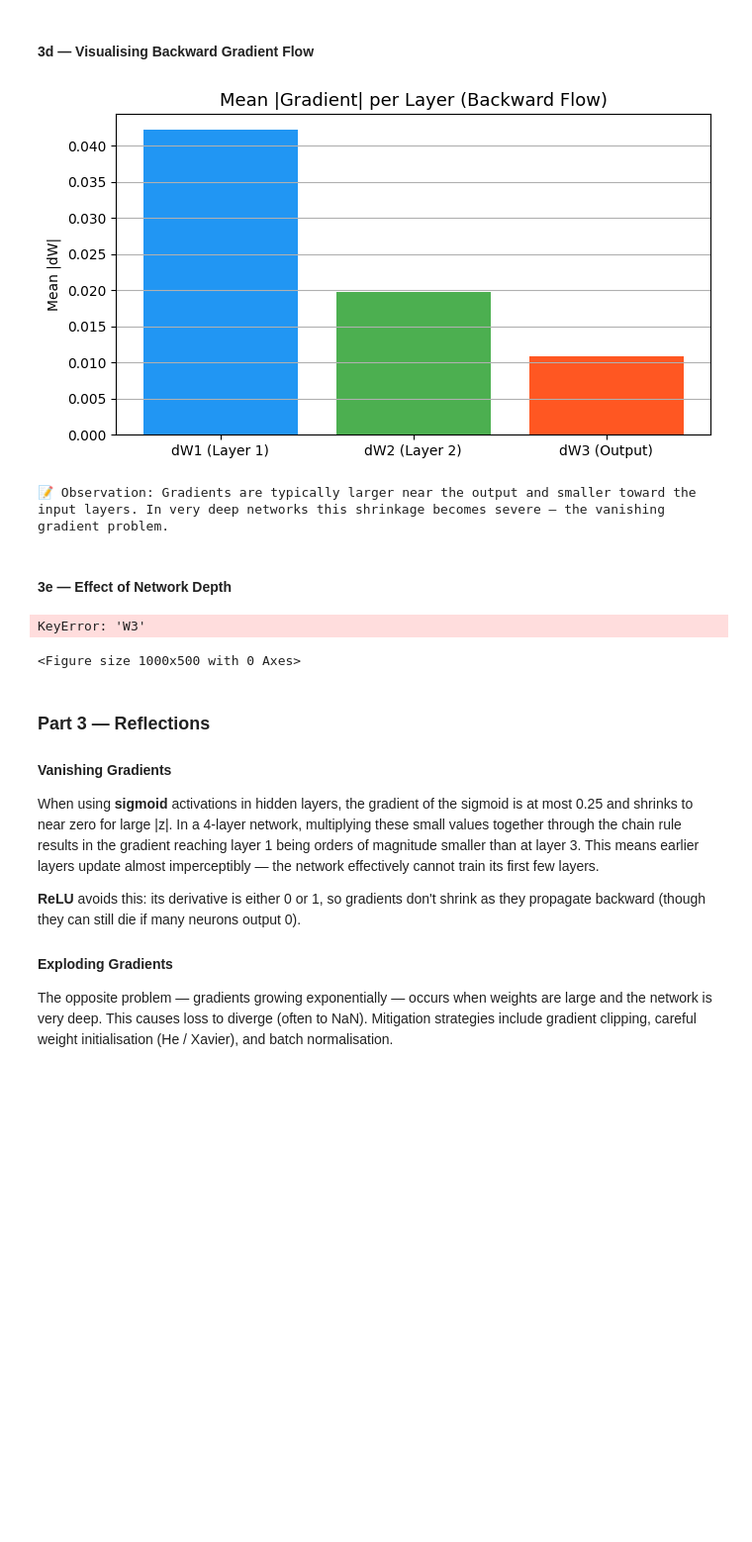
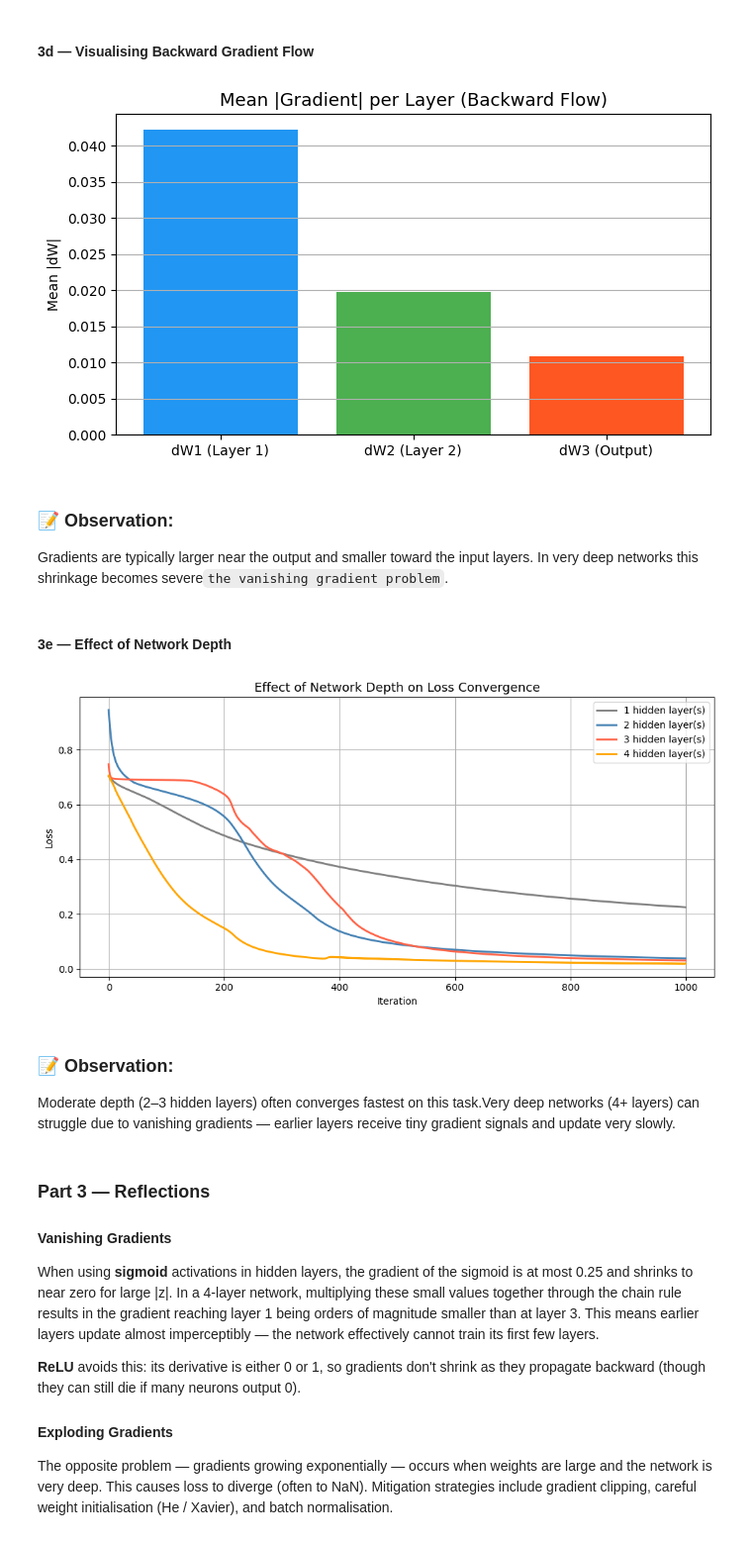
Before and after one commit to liggiaelena/MultiLayerPerceptrons_Workshop, a Jupyter notebook: MLP_Workshop_Completed.ipynb, the cells around one changed output. Shown at 99% size. Saved outputs shown, nothing was run; the diff lists cells and outputs as text; code cells hidden in the pictures; blank space fills up the shorter version.

Commit message:
Adding and modifying programs and observations

```diff
--- a/MLP_Workshop_Completed.ipynb
+++ b/MLP_Workshop_Completed.ipynb
@@ -446,7 +455,10 @@ def backward(Y, params, cache):
 
 def update_params(params, grads, lr):
     """Gradient descent parameter update."""
-    for l in range(1, 4):
+    ##CCL
+    num_layers = len([key for key in params.keys() if key.startswith('W')])
+
+    for l in range(1, num_layers + 1):
         params[f'W{l}'] -= lr * grads[f'dW{l}']
         params[f'b{l}'] -= lr * grads[f'db{l}']
     return params
@@ -654,13 +661,13 @@ plt.ylabel('Mean |dW|')
 plt.grid(axis='y')
 plt.tight_layout()
 plt.show()
-
-print("📝 Observation: Gradients are typically larger near the output and smaller"
-      " toward the input layers. In very deep networks this shrinkage becomes severe"
-      " — the vanishing gradient problem.")
 # %% [output]
 [figure]
-📝 Observation: Gradients are typically larger near the output and smaller toward the input layers. In very deep networks this shrinkage becomes severe — the vanishing gradient problem.
+# %% [markdown]
+
+### 📝 Observation:
+
+Gradients are typically larger near the output and smaller toward the input layers. In very deep networks this shrinkage becomes severe`the vanishing gradient problem`.
 # %% [markdown]
 #### 3e — Effect of Network Depth
 # %%
@@ -684,39 +691,38 @@ def train_depth(n_hidden_layers, hidden_size=4, n_iters=1000, lr=0.1):
 
         loss = compute_loss(c[f'A{L}'], Y_data)
         losses.append(loss)
 
         # Backward
         g  = {}
         m  = Y_data.shape[1]
         dZ = c[f'A{L}'] - Y_data   # output layer gradient
         for l in range(L, 0, -1):
             g[f'dW{l}'] = (1/m) * dZ @ c[f'A{l-1}'].T
             g[f'db{l}'] = (1/m) * np.sum(dZ, axis=1, keepdims=True)
             if l > 1:
                 dA  = p[f'W{l}'].T @ dZ
                 dZ  = dA * relu_deriv(c[f'Z{l-1}'])
         p = update_params(p, g, lr)
 
     return losses
 
 depths  = [1, 2, 3, 4]
 colors2 = ['gray', 'steelblue', 'tomato', 'orange']
 
 plt.figure(figsize=(10, 5))
 for d, col in zip(depths, colors2):
     ls = train_depth(d)
     plt.plot(ls, label=f'{d} hidden layer(s)', color=col, linewidth=2)
 
 plt.title('Effect of Network Depth on Loss Convergence', fontsize=13)
 plt.xlabel('Iteration'); plt.ylabel('Loss')
 plt.legend(); plt.grid(True); plt.tight_layout(); plt.show()
-
-print("📝 Observation: Moderate depth (2–3 hidden layers) often converges fastest on this task."
-      " Very deep networks (4+ layers) can struggle due to vanishing gradients — earlier"
-      " layers receive tiny gradient signals and update very slowly.")
 # %% [output]
-KeyError: 'W3'
-<Figure size 1000x500 with 0 Axes>
+[figure, added]
+# %% [markdown]
+### 📝 Observation:
+
+Moderate depth (2–3 hidden layers) often converges fastest on this task.Very deep networks (4+ layers) can struggle due to vanishing gradients — earlier layers receive tiny gradient signals and update very slowly.
 # %% [markdown]
 ### Part 3 — Reflections
 
```
Also changed, not shown: parts of 12 cells of this notebook, 1 other file.
